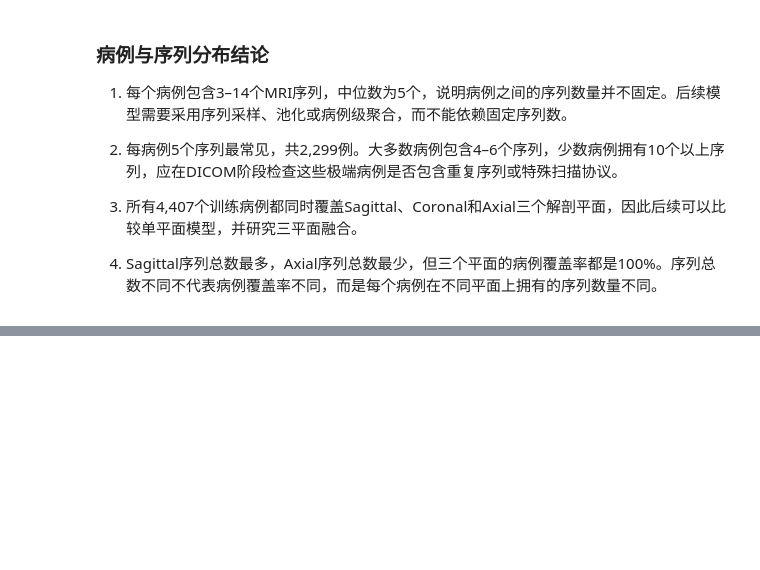
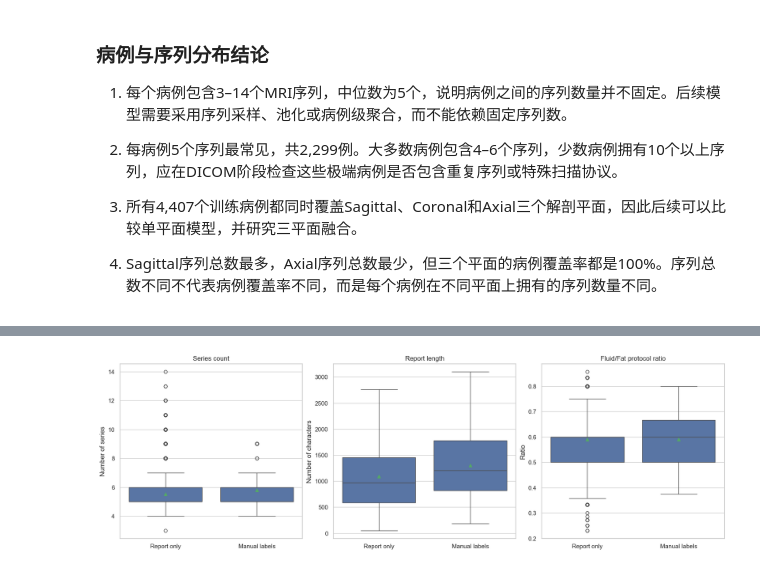
Before and after one commit to zhaozhe0907-afk/kaggle-RSNA-Knee-Abnormality-Detection, a Jupyter notebook: notebooks/01_eda.ipynb, the cells around one changed output, grey strips where cells are left out. Saved outputs shown, nothing was run; the diff lists cells and outputs as text; code cells hidden in the pictures; blank space fills up the shorter version.

```diff
--- a/notebooks/01_eda.ipynb
+++ b/notebooks/01_eda.ipynb
@@ -331,0 +795,45 @@ plt.show()
+# %%
+fig, axes = plt.subplots(
+    nrows=1,
+    ncols=3,
+    figsize=(16, 5),
+    constrained_layout=True,
+)
+
+sns.boxplot(
+    data=study_features,
+    x="label_group",
+    y="series_count",
+    showmeans=True,
+    ax=axes[0],
+)
+axes[0].set_title("Series count")
+axes[0].set_xlabel("")
+axes[0].set_ylabel("Number of series")
+
+sns.boxplot(
+    data=study_features,
+    x="label_group",
+    y="report_chars",
+    showmeans=True,
+    showfliers=False,
+    ax=axes[1],
+)
+axes[1].set_title("Report length")
+axes[1].set_xlabel("")
+axes[1].set_ylabel("Number of characters")
+
+sns.boxplot(
+    data=study_features,
+    x="label_group",
+    y="fluid_fat_ratio",
+    showmeans=True,
+    ax=axes[2],
+)
+axes[2].set_title("Fluid/Fat protocol ratio")
+axes[2].set_xlabel("")
+axes[2].set_ylabel("Ratio")
+
+plt.show()
+# %% [output]
+[figure, added]
```
Also changed, not shown: parts of 33 cells of this notebook, 2 other files.
